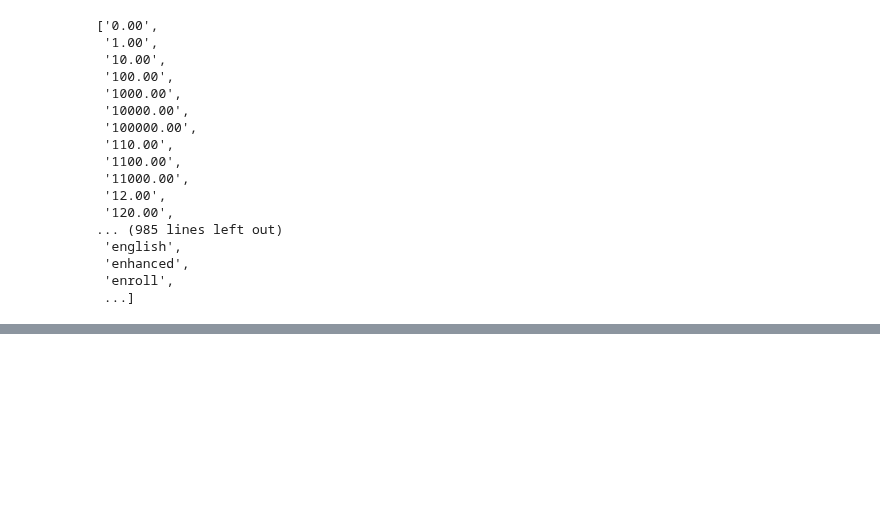
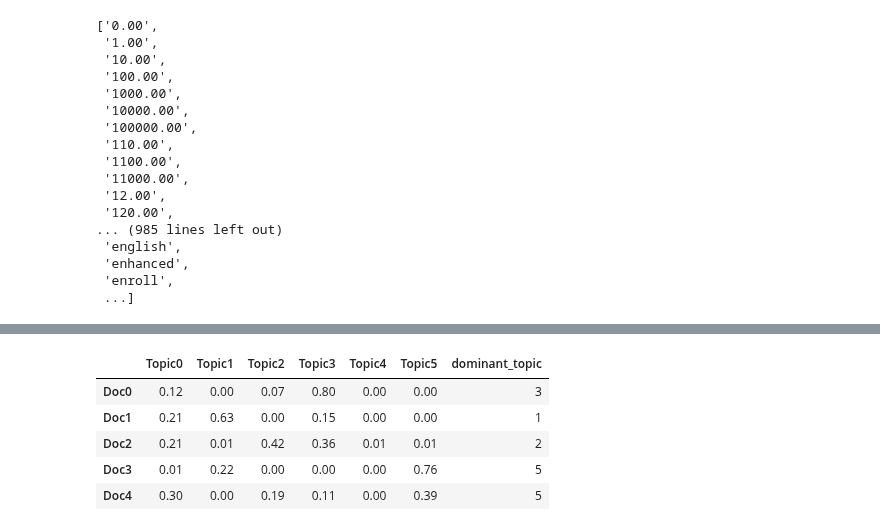
Before and after one commit to shelly2904/DATA_SCIENCE, a Jupyter notebook: NLP/Topic_Modelling.ipynb, the cells around one changed output, grey strips where cells are left out. Drawn from its saved outputs; the diff is of its cells as text; code cells hidden in the pictures; blank space fills up the shorter version.

```diff
--- a/NLP/Topic_Modelling.ipynb
+++ b/NLP/Topic_Modelling.ipynb
@@ -116,0 +177,17 @@ lda = decomposition.LatentDirichletAllocation
+# %%
+Whold = lda.transform(vectorizer_df.transform(x_hold.complaints[:5]))
+# %%
+columns = ["Topic" + str(i) for i in range(lda.n_components)]
+docnames = ["Doc" + str(i) for i in range(len(x_hold.complaints[:5]))]
+df_doc_topic = pd.DataFrame(np.round(Whold,2), columns=columns, index=docnames)
+significant_topic = np.argmax(df_doc_topic.values, axis=1)
+df_doc_topic['dominant_topic'] = significant_topic
+# %%
+df_doc_topic
+# %% [output]
+|  | Topic0 | Topic1 | Topic2 | Topic3 | Topic4 | Topic5 | dominant_topic |
+| Doc0 | 0.12 | 0.00 | 0.07 | 0.80 | 0.00 | 0.00 | 3 |
+| Doc1 | 0.21 | 0.63 | 0.00 | 0.15 | 0.00 | 0.00 | 1 |
+| Doc2 | 0.21 | 0.01 | 0.42 | 0.36 | 0.01 | 0.01 | 2 |
+| Doc3 | 0.01 | 0.22 | 0.00 | 0.00 | 0.00 | 0.76 | 5 |
+| Doc4 | 0.30 | 0.00 | 0.19 | 0.11 | 0.00 | 0.39 | 5 |
```
Also changed, not shown: parts of 7 cells of this notebook.
